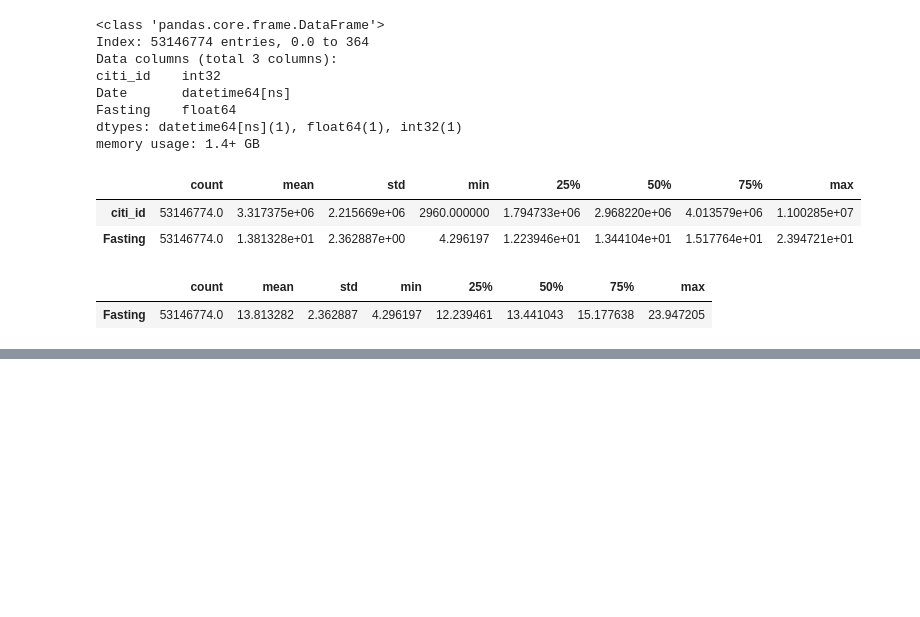
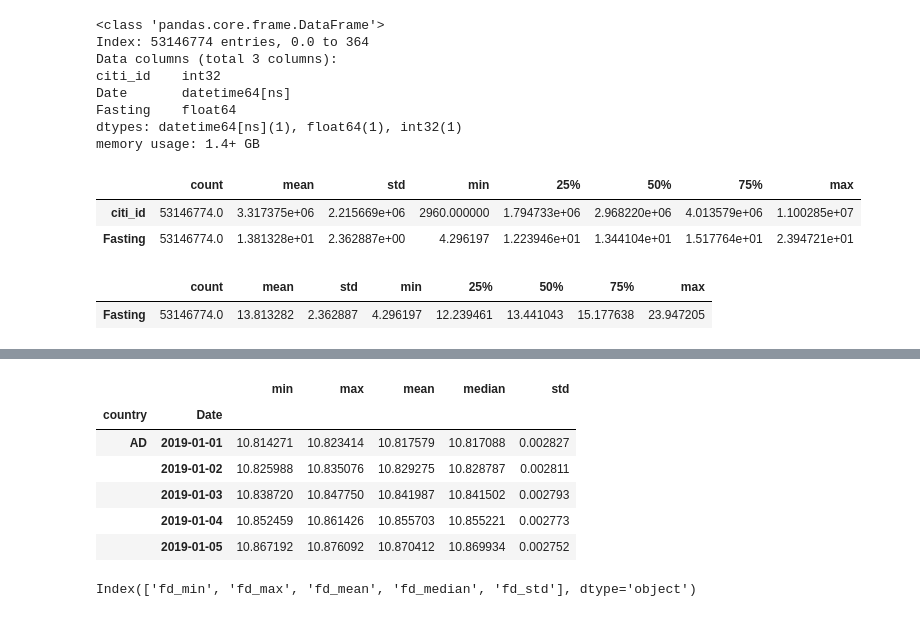
Before and after one commit to drnesr/PrayerTimesStudies, a Jupyter notebook: Code/AnalyzingPrayerTimes01.ipynb, the cells around one changed output, grey strips where cells are left out. Saved outputs shown, nothing was run; the diff lists cells and outputs as text; code cells hidden in the pictures; blank space fills up the shorter version.

```diff
--- a/Code/AnalyzingPrayerTimes01.ipynb
+++ b/Code/AnalyzingPrayerTimes01.ipynb
@@ -102,0 +130,2 @@ df.Fasting.describe().to_frame().T
+# %%
+countries.set_index('id').head()
@@ -102,0 +140,3 @@ df.Fasting.describe().to_frame().T
+# %%
+result = pd.concat([df.set_index('citi_id'), countries.set_index('id')], axis=1)#, ignore_index=True)
+result.head()
@@ -102,0 +162,15 @@ df.Fasting.describe().to_frame().T
+# %%
+conc.head()
+# %% [output]
+|  |  | min | max | mean | median | std |
+| country | Date |  |  |  |  |  |
+| AD | 2019-01-01 | 10.814271 | 10.823414 | 10.817579 | 10.817088 | 0.002827 |
+|  | 2019-01-02 | 10.825988 | 10.835076 | 10.829275 | 10.828787 | 0.002811 |
+|  | 2019-01-03 | 10.838720 | 10.847750 | 10.841987 | 10.841502 | 0.002793 |
+|  | 2019-01-04 | 10.852459 | 10.861426 | 10.855703 | 10.855221 | 0.002773 |
+|  | 2019-01-05 | 10.867192 | 10.876092 | 10.870412 | 10.869934 | 0.002752 |
+# %%
+conc.columns = [f'fd_{col}' for col in conc.columns.values]
+conc.columns
+# %% [output]
+Index(['fd_min', 'fd_max', 'fd_mean', 'fd_median', 'fd_std'], dtype='object')
```
Also changed, not shown: parts of 11 cells of this notebook, 1 other file.
